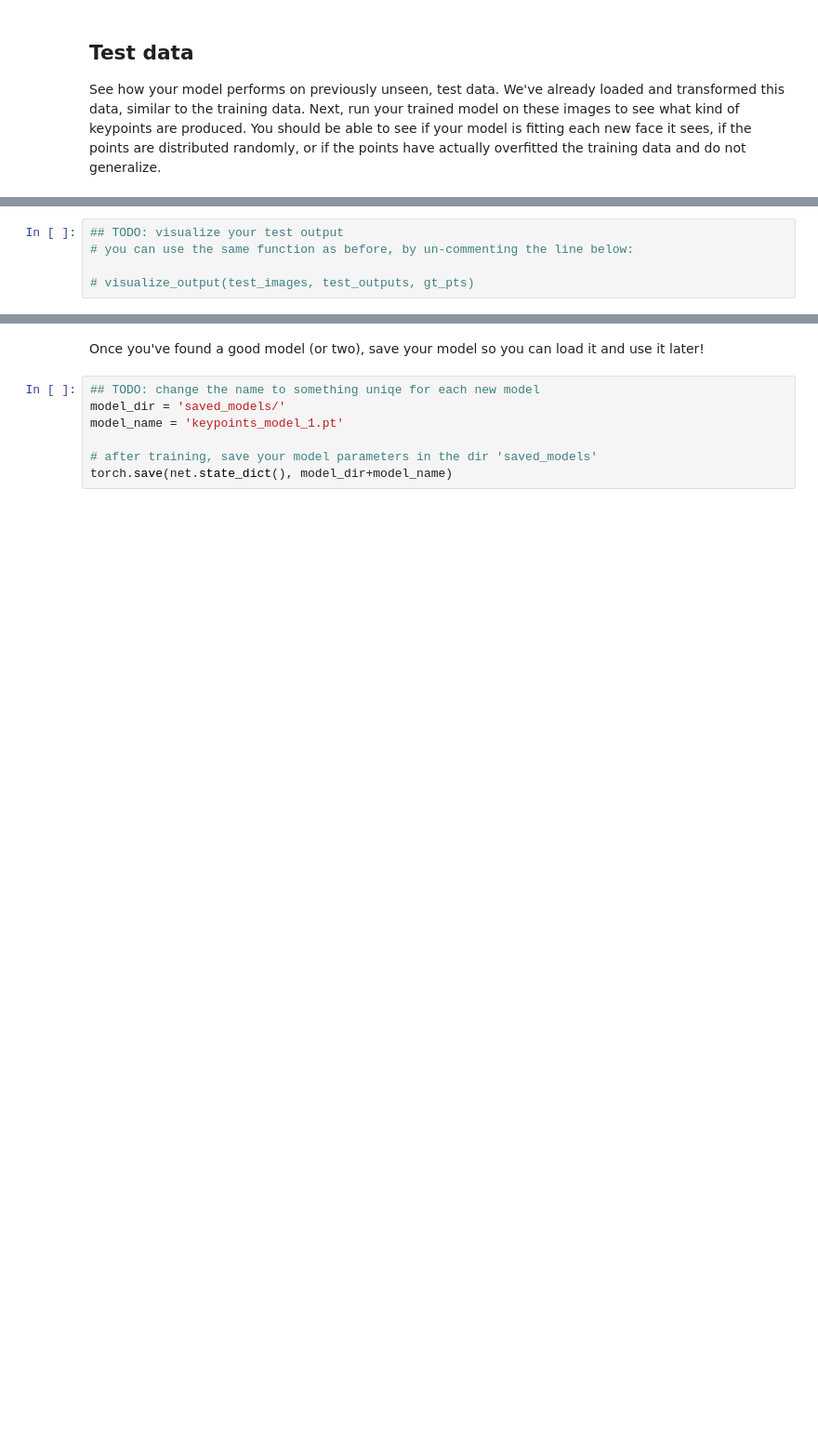
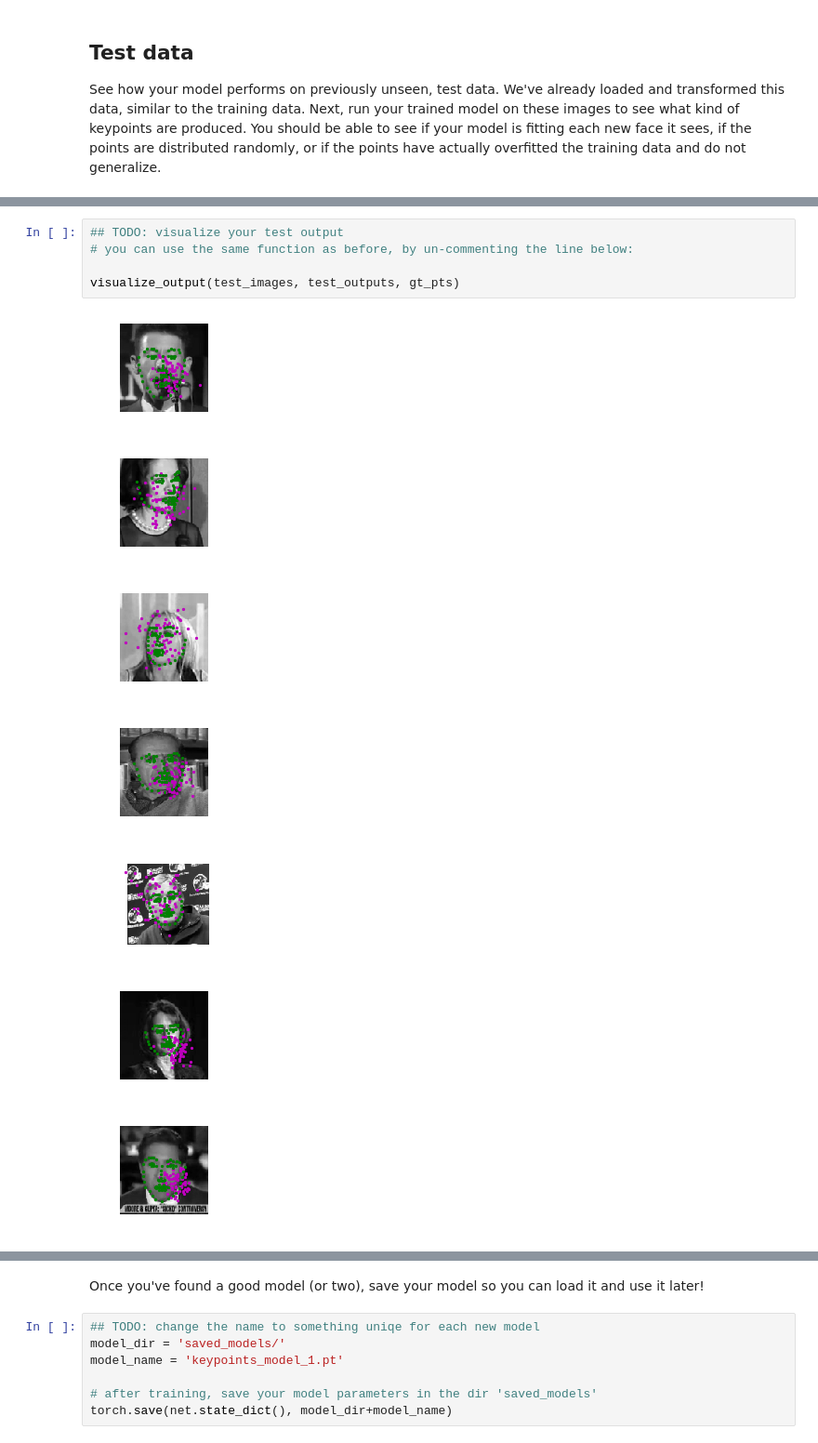
Before and after one commit to enaymerich/Facial-keypoints-detection, a Jupyter notebook: 2. Define the Network Architecture.ipynb, the cells around one changed output, grey strips where cells are left out. Shown: that part at 93% size. Cells and saved outputs as stored; diff of their text form; blank space fills up the shorter version.

```diff
--- a/2. Define the Network Architecture.ipynb
+++ b/2. Define the Network Architecture.ipynb
@@ -591,5 +610,13 @@ print(gt_pts.size())
 # %%
 ## TODO: visualize your test output
 # you can use the same function as before, by un-commenting the line below:
 
-# visualize_output(test_images, test_outputs, gt_pts)
+visualize_output(test_images, test_outputs, gt_pts)
+# %% [output]
+[figure, added]
+[figure, added]
+[figure, added]
+[figure, added]
+[figure, added]
+[figure, added]
+[figure, added]
```
Also changed, not shown: parts of 10 cells of this notebook.
